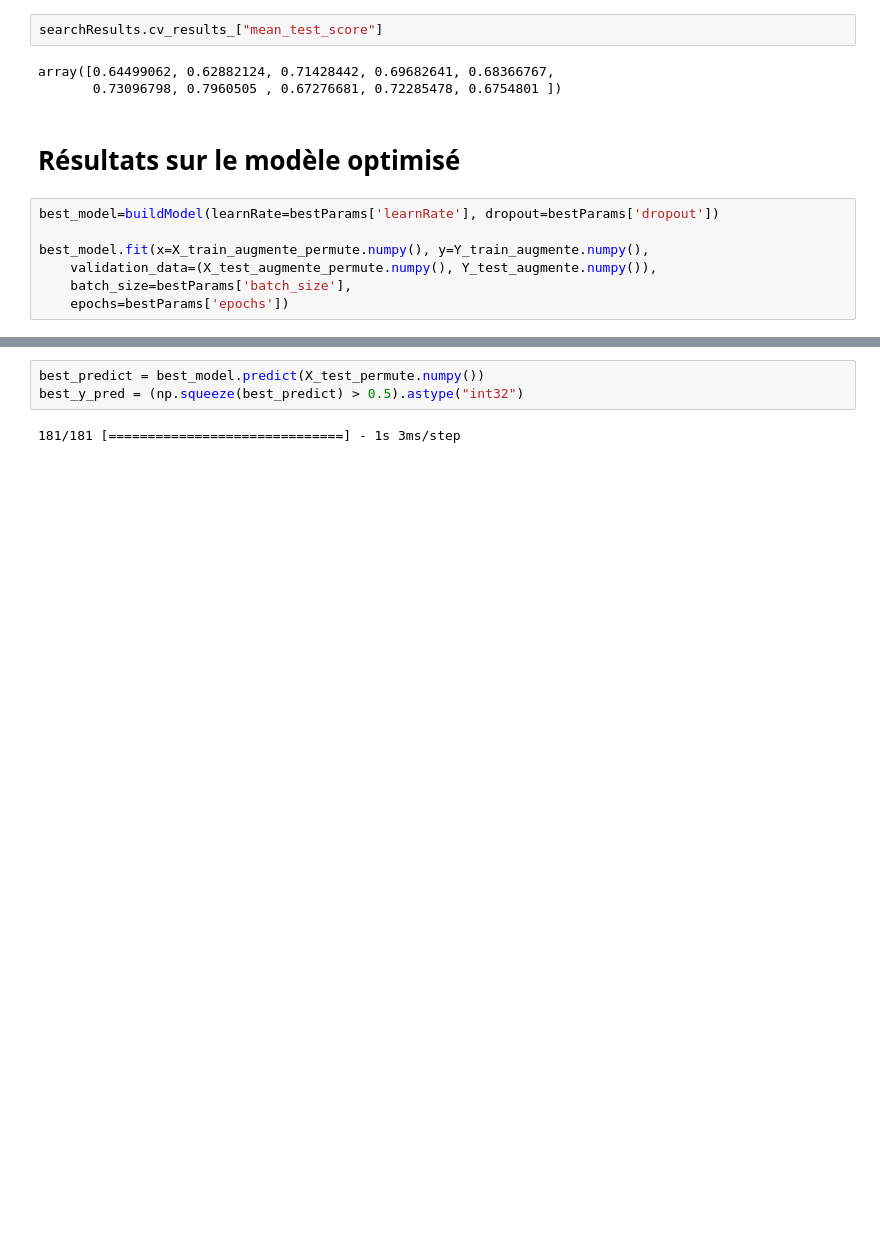
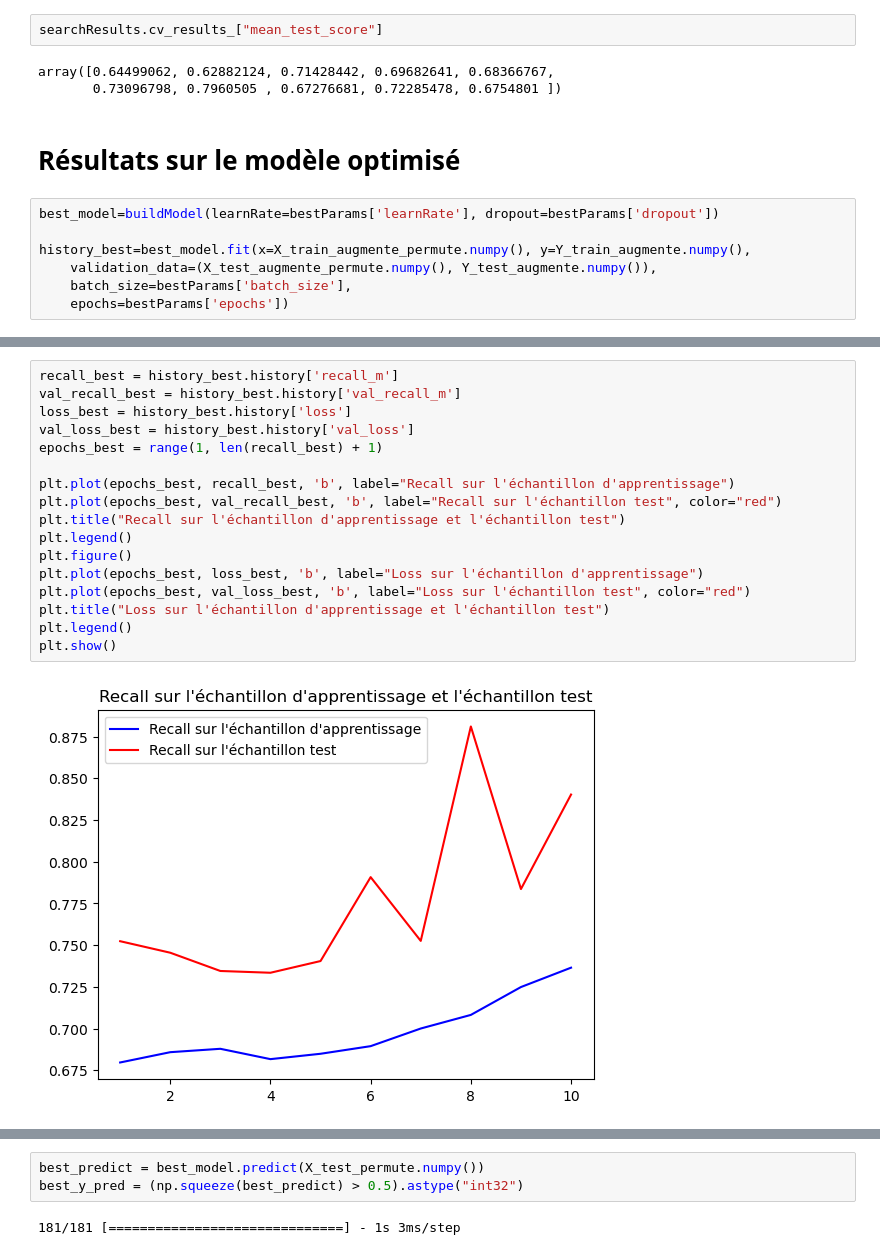
Before and after one commit to Basso42/DeepPVClassification, a Jupyter notebook: LeNET5 final.ipynb, the cells around one changed output, grey strips where cells are left out. Drawn from its saved outputs; the diff is of its cells as text; blank space fills up the shorter version.

```diff
--- a/LeNET5 final.ipynb
+++ b/LeNET5 final.ipynb
@@ -418,7 +418,7 @@ array([0.64499062, 0.62882124, 0.71428442, 0.69682641, 0.68366767,
 # %%
 best_model=buildModel(learnRate=bestParams['learnRate'], dropout=bestParams['dropout'])
 
-best_model.fit(x=X_train_augmente_permute.numpy(), y=Y_train_augmente.numpy(),
+history_best=best_model.fit(x=X_train_augmente_permute.numpy(), y=Y_train_augmente.numpy(),
 	validation_data=(X_test_augmente_permute.numpy(), Y_test_augmente.numpy()),
 	batch_size=bestParams['batch_size'],
 	epochs=bestParams['epochs'])
@@ -446,0 +446,19 @@ Epoch 10/10
+# %%
+recall_best = history_best.history['recall_m']
+val_recall_best = history_best.history['val_recall_m']
+loss_best = history_best.history['loss']
+val_loss_best = history_best.history['val_loss']
+epochs_best = range(1, len(recall_best) + 1)
+
+plt.plot(epochs_best, recall_best, 'b', label="Recall sur l'échantillon d'apprentissage")
+plt.plot(epochs_best, val_recall_best, 'b', label="Recall sur l'échantillon test", color="red")
+plt.title("Recall sur l'échantillon d'apprentissage et l'échantillon test")
+plt.legend()
+plt.figure()
+plt.plot(epochs_best, loss_best, 'b', label="Loss sur l'échantillon d'apprentissage")
+plt.plot(epochs_best, val_loss_best, 'b', label="Loss sur l'échantillon test", color="red")
+plt.title("Loss sur l'échantillon d'apprentissage et l'échantillon test")
+plt.legend()
+plt.show()
+# %% [output]
+[figure, added]
```
Also changed, not shown: parts of 3 cells of this notebook, 3 other files.
